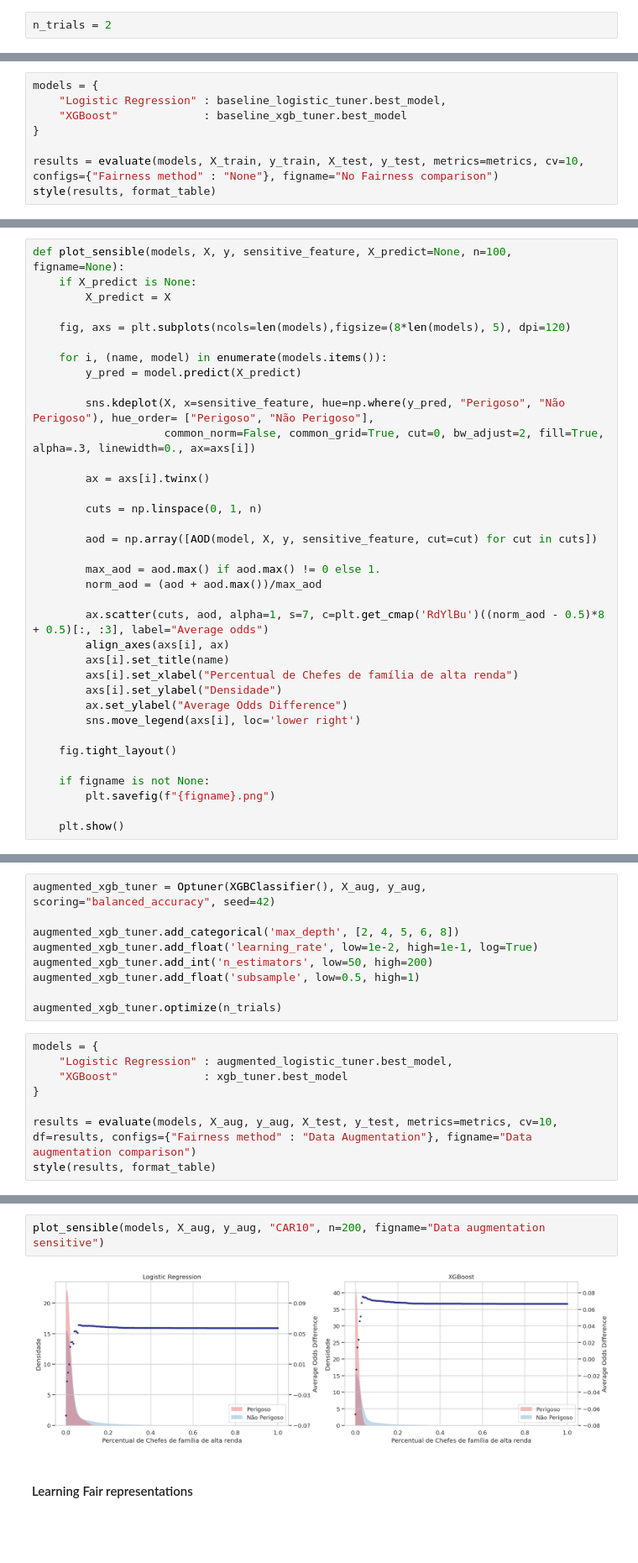
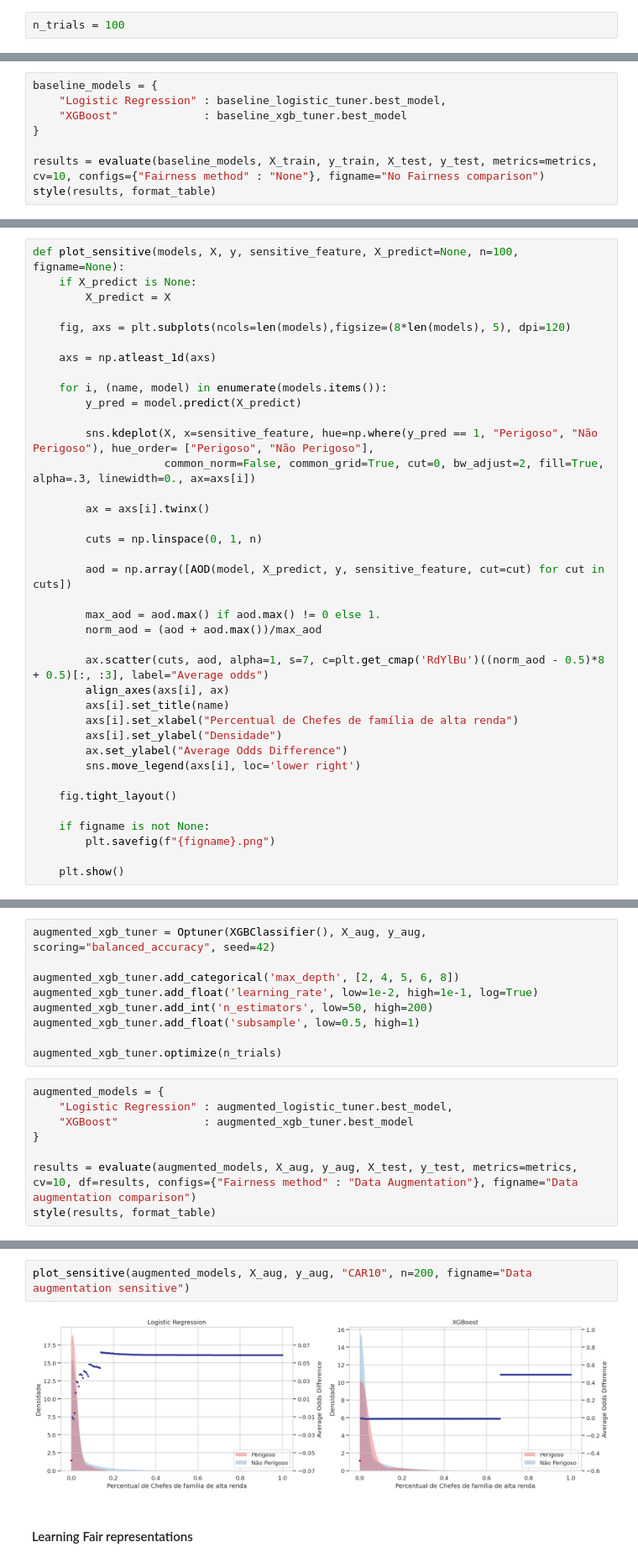
Before and after one commit to DanielGardin/MO810---Aprendizado-de-M-quina--tico, a Jupyter notebook: T4 - Imparcialidade/Notebook 4.1 - Modelagem.ipynb, the cells around one changed output, grey strips where cells are left out. Shown at 84% size. Drawn from its saved outputs; the diff is of its cells as text; blank space fills up the shorter version.

```diff
--- a/T4 - Imparcialidade/Notebook 4.1 - Modelagem.ipynb
+++ b/T4 - Imparcialidade/Notebook 4.1 - Modelagem.ipynb
@@ -84,7 +84,7 @@ y_test  = np.where(y_test_crimes >= 300, 1, 0)
 
 ## Modelos
 # %%
-n_trials = 2
+n_trials = 100
 # %%
 from sklearn.model_selection import RepeatedStratifiedKFold
 from sklearn.metrics import get_scorer
@@ -342,11 +342,11 @@ format_table = {"Bal Acc" : "{:.1%}",
                 "Consistency" : "{:.3f}",
                 "Average odds" : "{:.3f}"}
 # %%
-models = {
+baseline_models = {
     "Logistic Regression" : baseline_logistic_tuner.best_model,
     "XGBoost"             : baseline_xgb_tuner.best_model
 }
 
-results = evaluate(models, X_train, y_train, X_test, y_test, metrics=metrics, cv=10, configs={"Fairness method" : "None"}, figname="No Fairness comparison")
+results = evaluate(baseline_models, X_train, y_train, X_test, y_test, metrics=metrics, cv=10, configs={"Fairness method" : "None"}, figname="No Fairness comparison")
 style(results, format_table)
 # %% [output]
@@ -431,23 +431,25 @@ plt.show()
 # %% [output]
 [figure]
 # %%
-def plot_sensible(models, X, y, sensitive_feature, X_predict=None, n=100, figname=None):
+def plot_sensitive(models, X, y, sensitive_feature, X_predict=None, n=100, figname=None):
     if X_predict is None:
         X_predict = X
 
     fig, axs = plt.subplots(ncols=len(models),figsize=(8*len(models), 5), dpi=120)
 
+    axs = np.atleast_1d(axs)
+
     for i, (name, model) in enumerate(models.items()):
         y_pred = model.predict(X_predict)
 
-        sns.kdeplot(X, x=sensitive_feature, hue=np.where(y_pred, "Perigoso", "Não Perigoso"), hue_order= ["Perigoso", "Não Perigoso"],
+        sns.kdeplot(X, x=sensitive_feature, hue=np.where(y_pred == 1, "Perigoso", "Não Perigoso"), hue_order= ["Perigoso", "Não Perigoso"],
                     common_norm=False, common_grid=True, cut=0, bw_adjust=2, fill=True, alpha=.3, linewidth=0., ax=axs[i])
 
         ax = axs[i].twinx()
 
         cuts = np.linspace(0, 1, n)
 
-        aod = np.array([AOD(model, X, y, sensitive_feature, cut=cut) for cut in cuts])
+        aod = np.array([AOD(model, X_predict, y, sensitive_feature, cut=cut) for cut in cuts])
 
         max_aod = aod.max() if aod.max() != 0 else 1.
         norm_aod = (aod + aod.max())/max_aod
@@ -509,11 +511,11 @@ augmented_xgb_tuner.add_float('subsample', low=0.5, high=1)
 
 augmented_xgb_tuner.optimize(n_trials)
 # %%
-models = {
+augmented_models = {
     "Logistic Regression" : augmented_logistic_tuner.best_model,
-    "XGBoost"             : xgb_tuner.best_model
+    "XGBoost"             : augmented_xgb_tuner.best_model
 }
 
-results = evaluate(models, X_aug, y_aug, X_test, y_test, metrics=metrics, cv=10, df=results, configs={"Fairness method" : "Data Augmentation"}, figname="Data augmentation comparison")
+results = evaluate(augmented_models, X_aug, y_aug, X_test, y_test, metrics=metrics, cv=10, df=results, configs={"Fairness method" : "Data Augmentation"}, figname="Data augmentation comparison")
 style(results, format_table)
 # %% [output]
@@ -527,7 +529,7 @@ style(results, format_table)
 # %%
-plot_sensible(models, X_aug, y_aug, "CAR10", n=200, figname="Data augmentation sensitive")
+plot_sensitive(augmented_models, X_aug, y_aug, "CAR10", n=200, figname="Data augmentation sensitive")
 # %% [output]
-[figure, old version]
+[figure, new version]
 # %% [markdown]
 #### Learning Fair representations
 # %%
```
Also changed, not shown: parts of 24 cells of this notebook, 13 other files.
